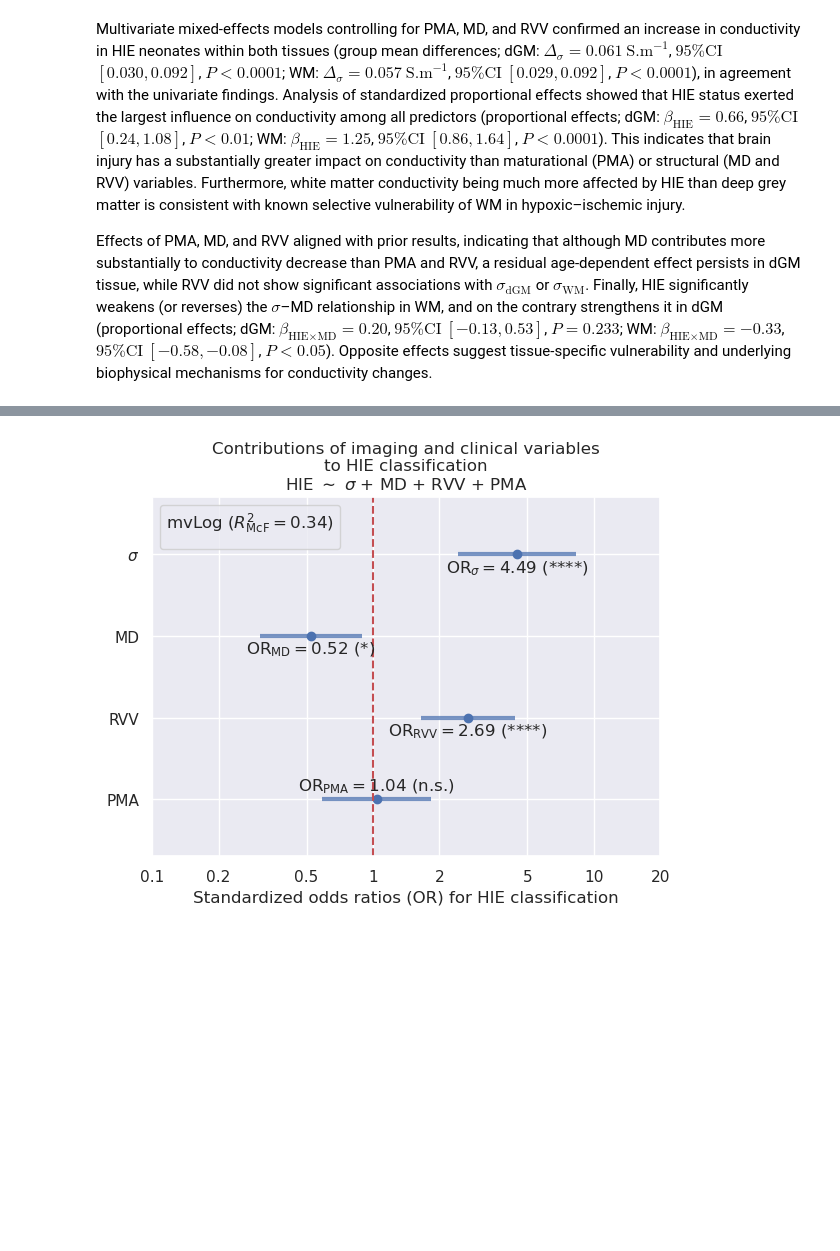
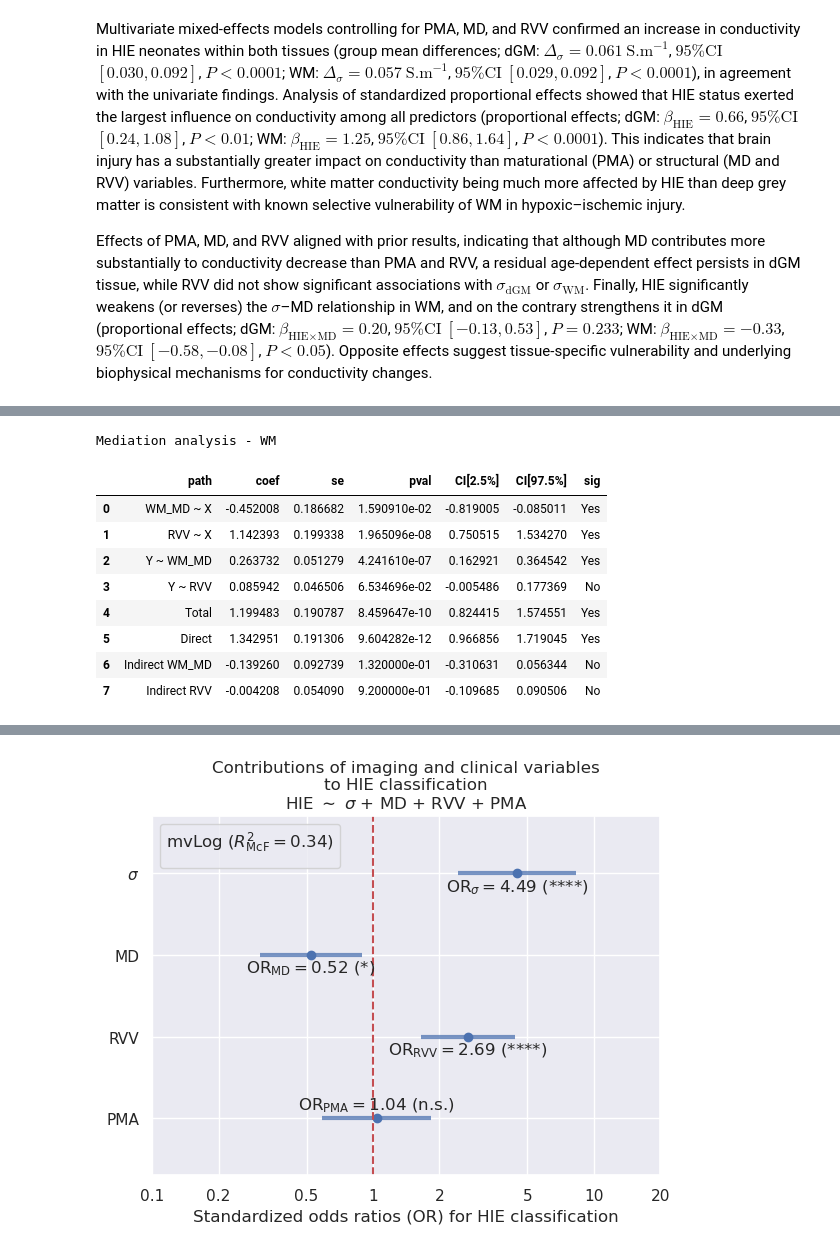
Before and after one commit to aboutill/nano-eptk, a Jupyter notebook: notebooks/experiments/stats_analysis_experiment5.ipynb, the cells around one changed output, grey strips where cells are left out. Cells and saved outputs as stored; diff of their text form; code cells hidden in the pictures; blank space fills up the shorter version.

```diff
--- a/notebooks/experiments/stats_analysis_experiment5.ipynb
+++ b/notebooks/experiments/stats_analysis_experiment5.ipynb
@@ -670,0 +713,14 @@ Effects of PMA, MD, and RVV aligned with prior results, indicating that although
+# %%
+print("Mediation analysis - WM")
+mediation_analysis(data=df, x=x_col, m=mediator_WM_cols, y=y_WM_col, covar=covar_cols, alpha=0.05, seed=42)
+# %% [output]
+Mediation analysis - WM
+|  | path | coef | se | pval | CI[2.5%] | CI[97.5%] | sig |
+| 0 | WM_MD ~ X | -0.452008 | 0.186682 | 1.590910e-02 | -0.819005 | -0.085011 | Yes |
+| 1 | RVV ~ X | 1.142393 | 0.199338 | 1.965096e-08 | 0.750515 | 1.534270 | Yes |
+| 2 | Y ~ WM_MD | 0.263732 | 0.051279 | 4.241610e-07 | 0.162921 | 0.364542 | Yes |
+| 3 | Y ~ RVV | 0.085942 | 0.046506 | 6.534696e-02 | -0.005486 | 0.177369 | No |
+| 4 | Total | 1.199483 | 0.190787 | 8.459647e-10 | 0.824415 | 1.574551 | Yes |
+| 5 | Direct | 1.342951 | 0.191306 | 9.604282e-12 | 0.966856 | 1.719045 | Yes |
+| 6 | Indirect WM_MD | -0.139260 | 0.092739 | 1.320000e-01 | -0.310631 | 0.056344 | No |
+| 7 | Indirect RVV | -0.004208 | 0.054090 | 9.200000e-01 | -0.109685 | 0.090506 | No |
```
Also changed, not shown: parts of 8 cells of this notebook, 1 other file.
